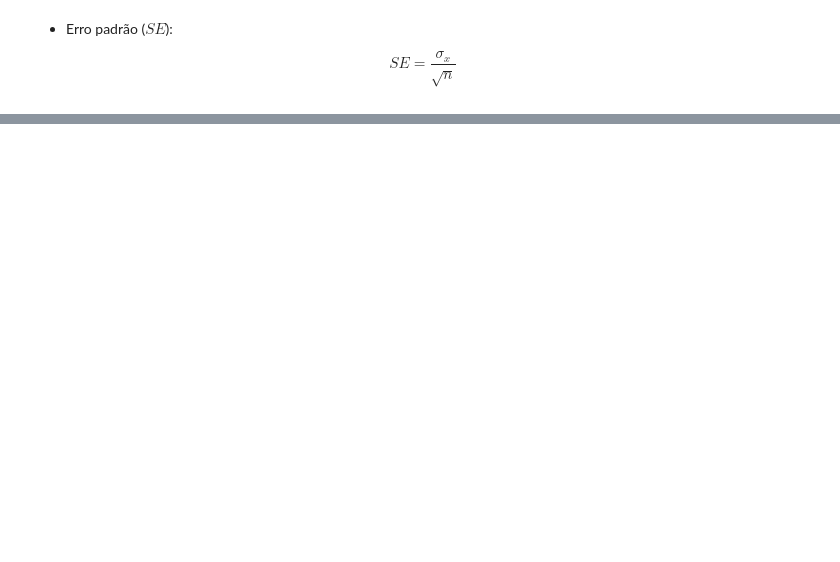
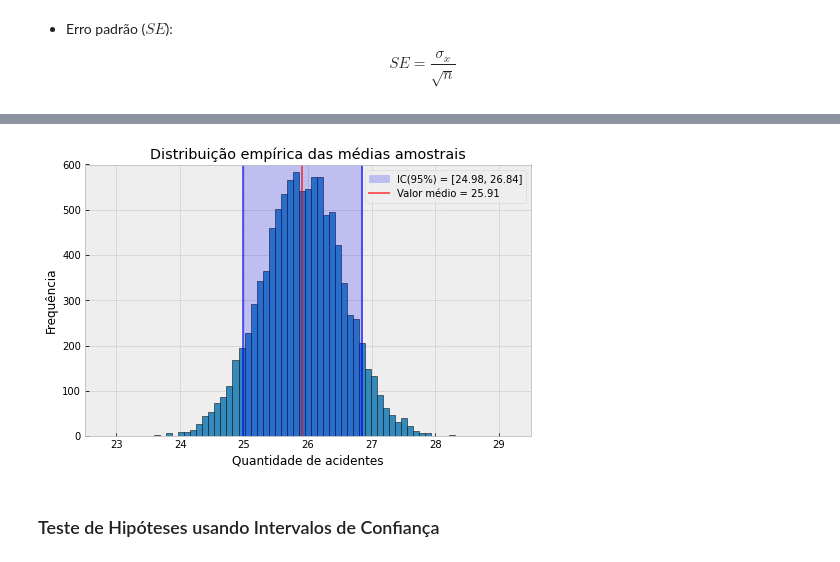
Before and after one commit to igoandrade/data-science-tutoriais, a Jupyter notebook: intro_data_science/chap_04/chap_04.ipynb, the cells around one changed output, grey strips where cells are left out. Saved outputs shown, nothing was run; the diff lists cells and outputs as text; code cells hidden in the pictures; blank space fills up the shorter version.

```diff
--- a/intro_data_science/chap_04/chap_04.ipynb
+++ b/intro_data_science/chap_04/chap_04.ipynb
@@ -87,0 +123,19 @@ dtype: float64
+# %%
+fig, ax = plt.subplots(figsize=(8, 5))
+plt.hist(means, bins=50, edgecolor='k')
+plt.axvline(ci[0], color='blue', alpha=.6)
+plt.axvline(ci[1], color='blue', alpha=.6)
+plt.fill_betweenx(np.arange(0,700,100), ci[0], ci[1], color='blue', alpha=.2, label=f"IC(95%) = [{ci[0]:.2f}, {ci[1]:.2f}]")
+plt.axvline(m, color='r', alpha=.6, label=f"Valor médio = {m:.2f}")
+ax.set_axisbelow(True)
+ax.set_xlabel('Quantidade de acidentes')
+ax.set_ylabel('Frequência')
+ax.set_title('Distribuição empírica das médias amostrais')
+ax.set_ylim((0,600))
+ax.set_xlim((22.5,29.5))
+plt.legend()
+plt.show()
+# %% [output]
+[figure, added]
+# %% [markdown]
+### Teste de Hipóteses usando Intervalos de Confiança
```
Also changed, not shown: parts of 22 cells of this notebook, 1 other file.
